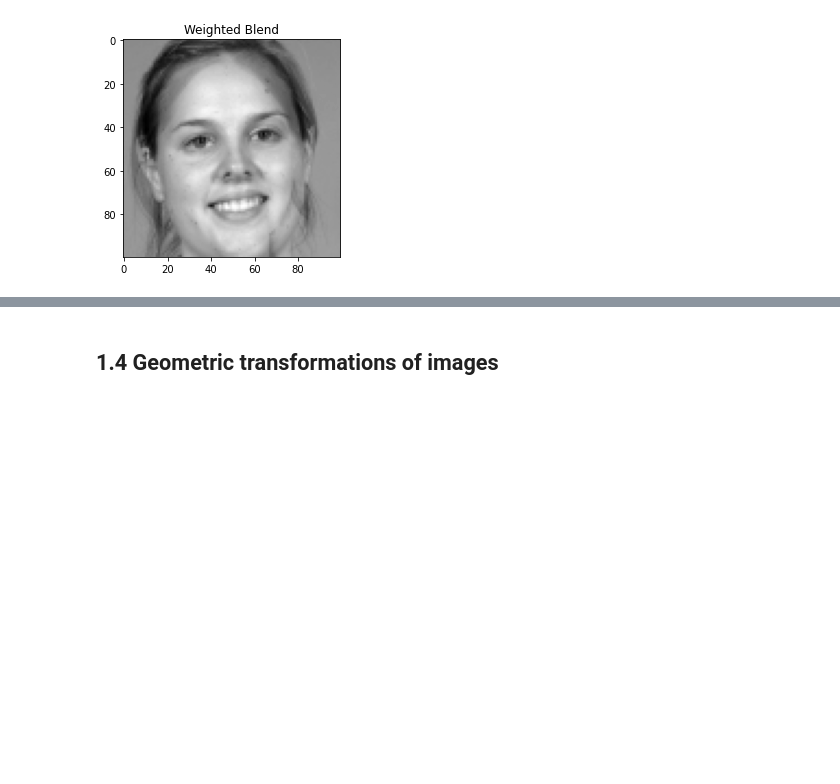
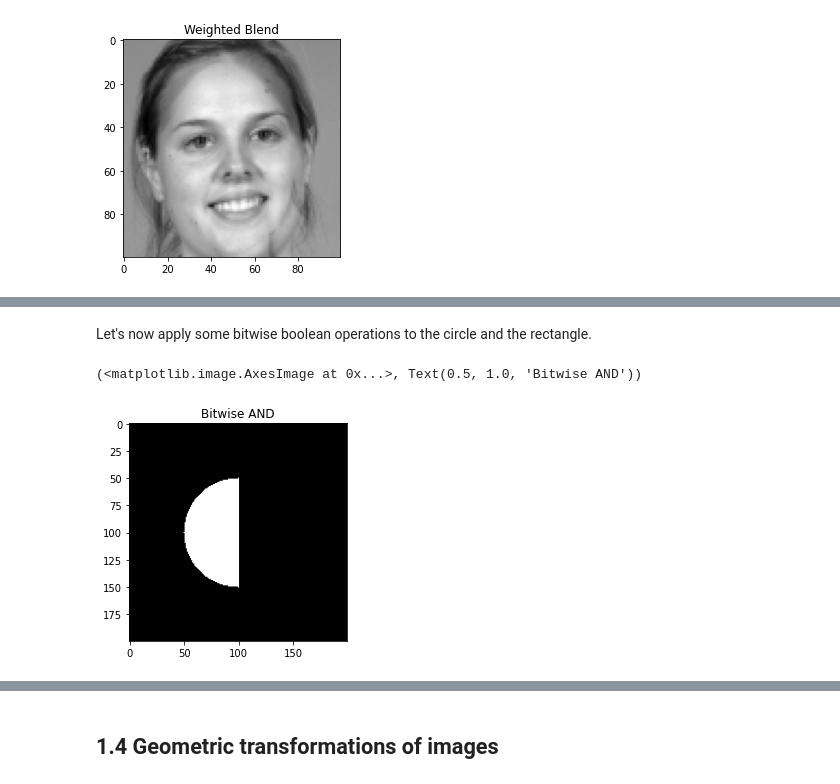
Before and after one commit to team-vmetsis/block8, a Jupyter notebook: 01-elementary_image_operations.ipynb, the cells around one changed output, grey strips where cells are left out. Saved outputs shown, nothing was run; the diff lists cells and outputs as text; code cells hidden in the pictures; blank space fills up the shorter version.

```diff
--- a/01-elementary_image_operations.ipynb
+++ b/01-elementary_image_operations.ipynb
@@ -200,0 +237,11 @@ plt.imshow(weighted_blend, cmap='gray'),plt.title('Weighted Blend')
+# %% [markdown]
+Let's now apply some bitwise boolean operations to the circle and the rectangle.
+# %%
+# Bitwise AND the circle and the square
+bitwise_and = cv.bitwise_and(circle, rectangle)
+
+# Display the bitwise AND
+plt.imshow(bitwise_and, cmap='gray'),plt.title('Bitwise AND')
+# %% [output]
+(<matplotlib.image.AxesImage at 0x...>, Text(0.5, 1.0, 'Bitwise AND'))
+[figure, added]
```
Also changed, not shown: parts of 7 cells of this notebook, 5 other files.
